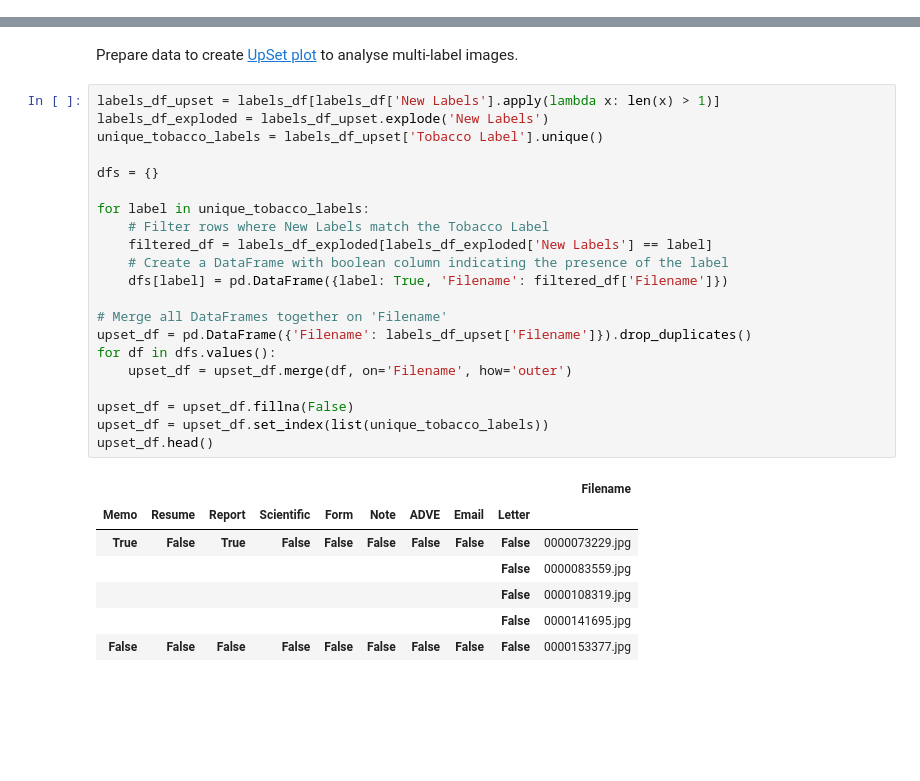
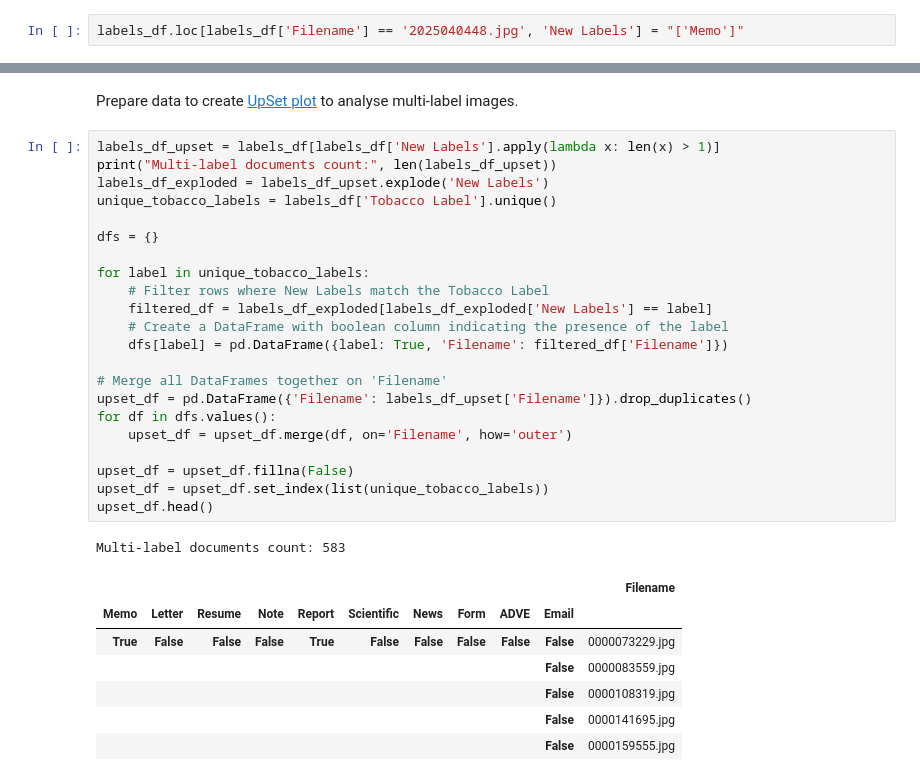
Before and after one commit to gordon-lim/tobacco3482-mistakes, a Jupyter notebook: analysis.ipynb, the cells around one changed output, grey strips where cells are left out. Saved outputs shown, nothing was run; the diff lists cells and outputs as text; blank space fills up the shorter version.

```diff
--- a/analysis.ipynb
+++ b/analysis.ipynb
@@ -30,6 +30,8 @@ plt.show()
 [figure]
 # %%
 labels_df = pd.read_csv('tobacco3482_multi_labels.csv')
+# %%
+labels_df.loc[labels_df['Filename'] == '2025040448.jpg', 'New Labels'] = "['Memo']"
 # %%
 import ast
 
@@ -61,33 +79,35 @@ Unknown labels documents count: 169
 Prepare data to create [UpSet plot](https://en.wikipedia.org/wiki/UpSet_plot#:~:text=UpSet%20plots%20are%20a%20data,sets%20(or%20vice%20versa).) to analyse multi-label images.
 # %%
 labels_df_upset = labels_df[labels_df['New Labels'].apply(lambda x: len(x) > 1)]
+print("Multi-label documents count:", len(labels_df_upset))
 labels_df_exploded = labels_df_upset.explode('New Labels')
-unique_tobacco_labels = labels_df_upset['Tobacco Label'].unique()
+unique_tobacco_labels = labels_df['Tobacco Label'].unique()
 
 dfs = {}
 
 for label in unique_tobacco_labels:
     # Filter rows where New Labels match the Tobacco Label
     filtered_df = labels_df_exploded[labels_df_exploded['New Labels'] == label]
     # Create a DataFrame with boolean column indicating the presence of the label
     dfs[label] = pd.DataFrame({label: True, 'Filename': filtered_df['Filename']})
 
 # Merge all DataFrames together on 'Filename'
 upset_df = pd.DataFrame({'Filename': labels_df_upset['Filename']}).drop_duplicates()
 for df in dfs.values():
     upset_df = upset_df.merge(df, on='Filename', how='outer')
 
 upset_df = upset_df.fillna(False)
 upset_df = upset_df.set_index(list(unique_tobacco_labels))
 upset_df.head()
 # %% [output]
+Multi-label documents count: 583
-|  |  |  |  |  |  |  |  |  | Filename |
-| Memo | Resume | Report | Scientific | Form | Note | ADVE | Email | Letter |  |
-| True | False | True | False | False | False | False | False | False | 0000073229.jpg |
-|  |  |  |  |  |  |  |  | False | 0000083559.jpg |
-|  |  |  |  |  |  |  |  | False | 0000108319.jpg |
-|  |  |  |  |  |  |  |  | False | 0000141695.jpg |
-| False | False | False | False | False | False | False | False | False | 0000153377.jpg |
+|  |  |  |  |  |  |  |  |  |  | Filename |
+| Memo | Letter | Resume | Note | Report | Scientific | News | Form | ADVE | Email |  |
+| True | False | False | False | True | False | False | False | False | False | 0000073229.jpg |
+|  |  |  |  |  |  |  |  |  | False | 0000083559.jpg |
+|  |  |  |  |  |  |  |  |  | False | 0000108319.jpg |
+|  |  |  |  |  |  |  |  |  | False | 0000141695.jpg |
+|  |  |  |  |  |  |  |  |  | False | 0000159555.jpg |
 # %%
 from upsetplot import UpSet, plot
 import matplotlib.pyplot as plt
```
Also changed, not shown: parts of 6 cells of this notebook, 1 other file.
